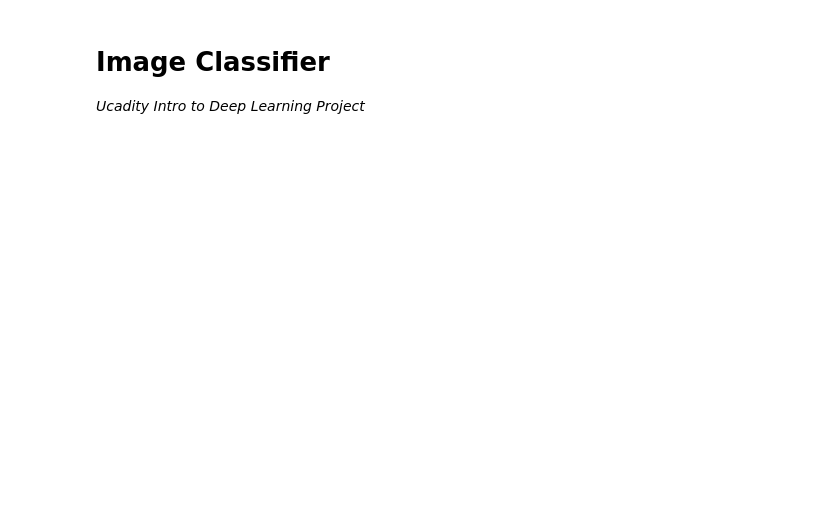
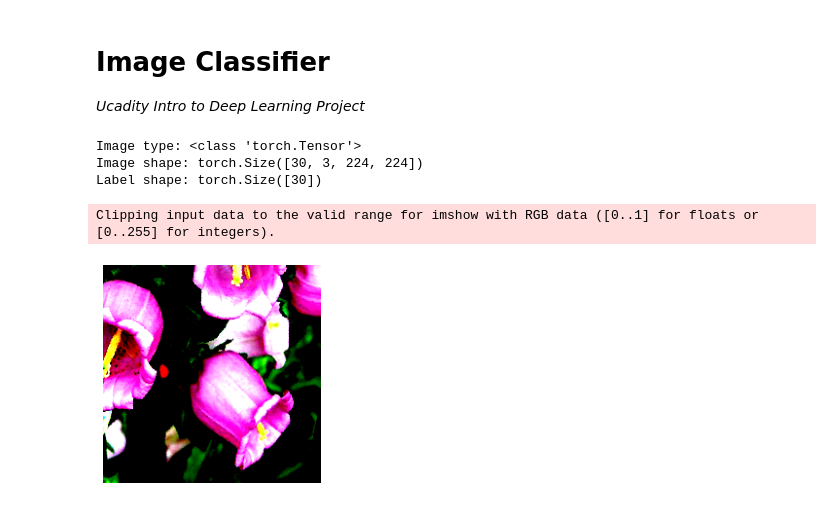
Before and after one commit to KarinWiberg/ucml_intro_deep_learning_project, a Jupyter notebook: uc_intro_deep_learning_project_image_classifier.ipynb, the cells around one changed output. Drawn from its saved outputs; the diff is of its cells as text; code cells hidden in the pictures; blank space fills up the shorter version.

```diff
--- a/uc_intro_deep_learning_project_image_classifier.ipynb
+++ b/uc_intro_deep_learning_project_image_classifier.ipynb
@@ -40,3 +39,21 @@ test_data = datasets.ImageFolder(test_dir, transform=test_transforms)
 trainloader = torch.utils.data.DataLoader(train_data, batch_size=30, shuffle=True)
 tuneloader = torch.utils.data.DataLoader(tune_data, batch_size=30, shuffle=True)
 testloader = torch.utils.data.DataLoader(test_data, batch_size=30, shuffle=True)
+# %%
+# Display an image
+dataiter = iter(trainloader)
+images, labels = dataiter.next() # gives me all the image and corr labels
+print(f'Image type: {type(images)}')
+print(f'Image shape: {images.shape}')
+print(f'Label shape: {labels.shape}')
+# %% [output]
+Image type: <class 'torch.Tensor'>
+Image shape: torch.Size([30, 3, 224, 224])
+Label shape: torch.Size([30])
+# %%
+i1 = images[1]
+plt.axis('off')
+plt.imshow(i1.numpy().squeeze().transpose(1,2,0));
+# %% [output]
+Clipping input data to the valid range for imshow with RGB data ([0..1] for floats or [0..255] for integers).
+[figure, added]
```
Also changed, not shown: parts of 4 cells of this notebook.
